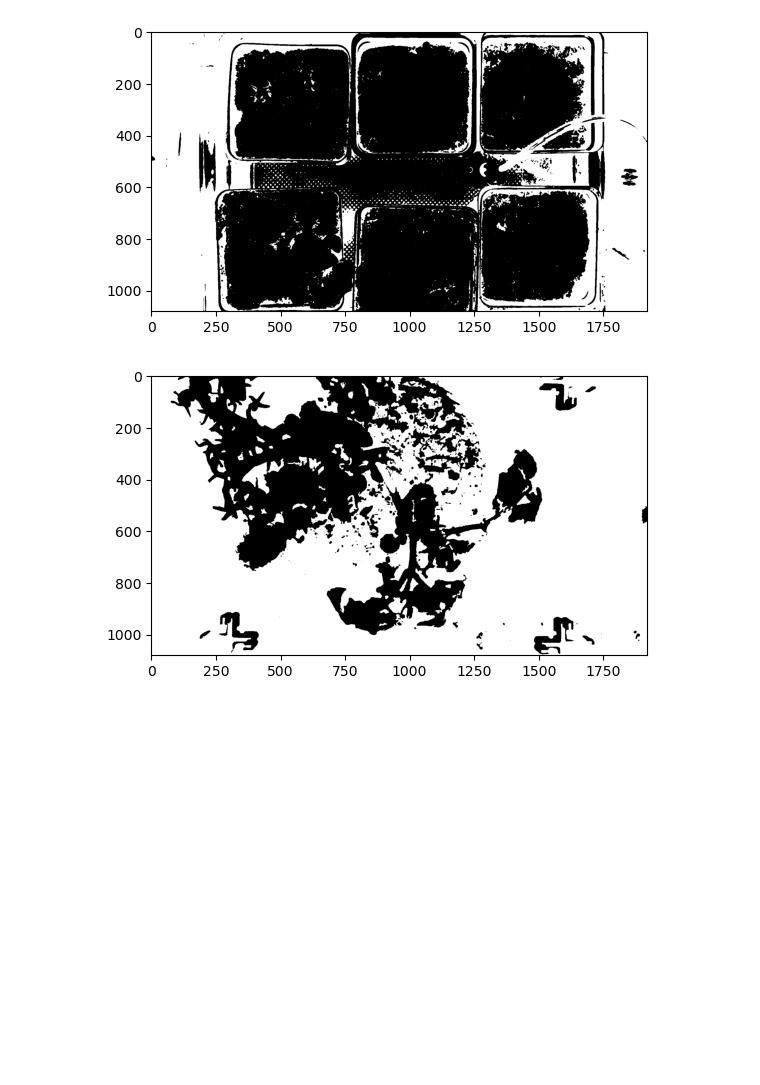
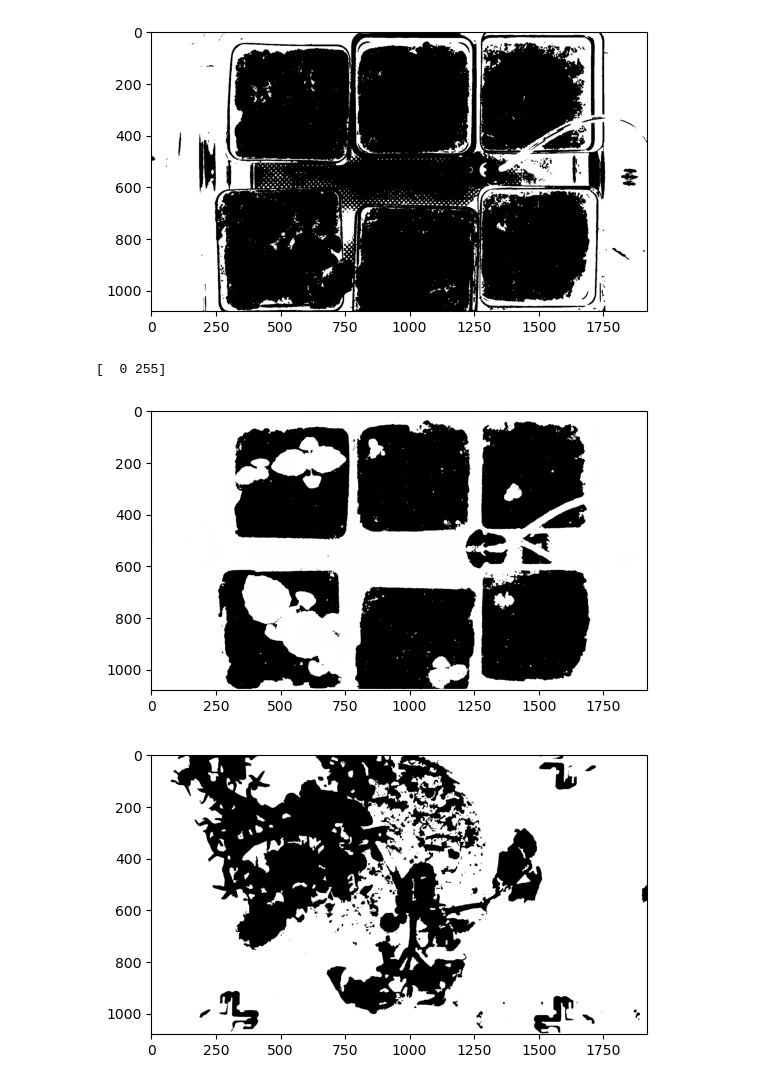
Before and after one commit to MST-Capstone2-MarsFarm/Tutorials, a Jupyter notebook: workflow/automated_pipeline_test/fully_automated_pipeline.ipynb, the cells around one changed output. Saved outputs shown, nothing was run; the diff lists cells and outputs as text; code cells hidden in the pictures; blank space fills up the shorter version.

```diff
--- a/workflow/automated_pipeline_test/fully_automated_pipeline.ipynb
+++ b/workflow/automated_pipeline_test/fully_automated_pipeline.ipynb
@@ -104,6 +106,13 @@ thresholded_imageV = pcv.threshold.otsu(gray_img=v, object_type='dark')
 [figure]
 [figure]
 [figure]
+# %%
+combined_peas = (thresholded_imageA + thresholded_imageB)
+print(np.unique(thresholded_imageA))
+imgplot = plt.imshow(combined_peas, cmap='gray')
+# %% [output]
+[  0 255]
+[figure, added]
 # %%
 a_fill = pcv.fill(bin_img=thresholded_imageB, size=100)
 a_fill = pcv.fill_holes(thresholded_imageB)
```
Also changed, not shown: parts of 3 cells of this notebook.
